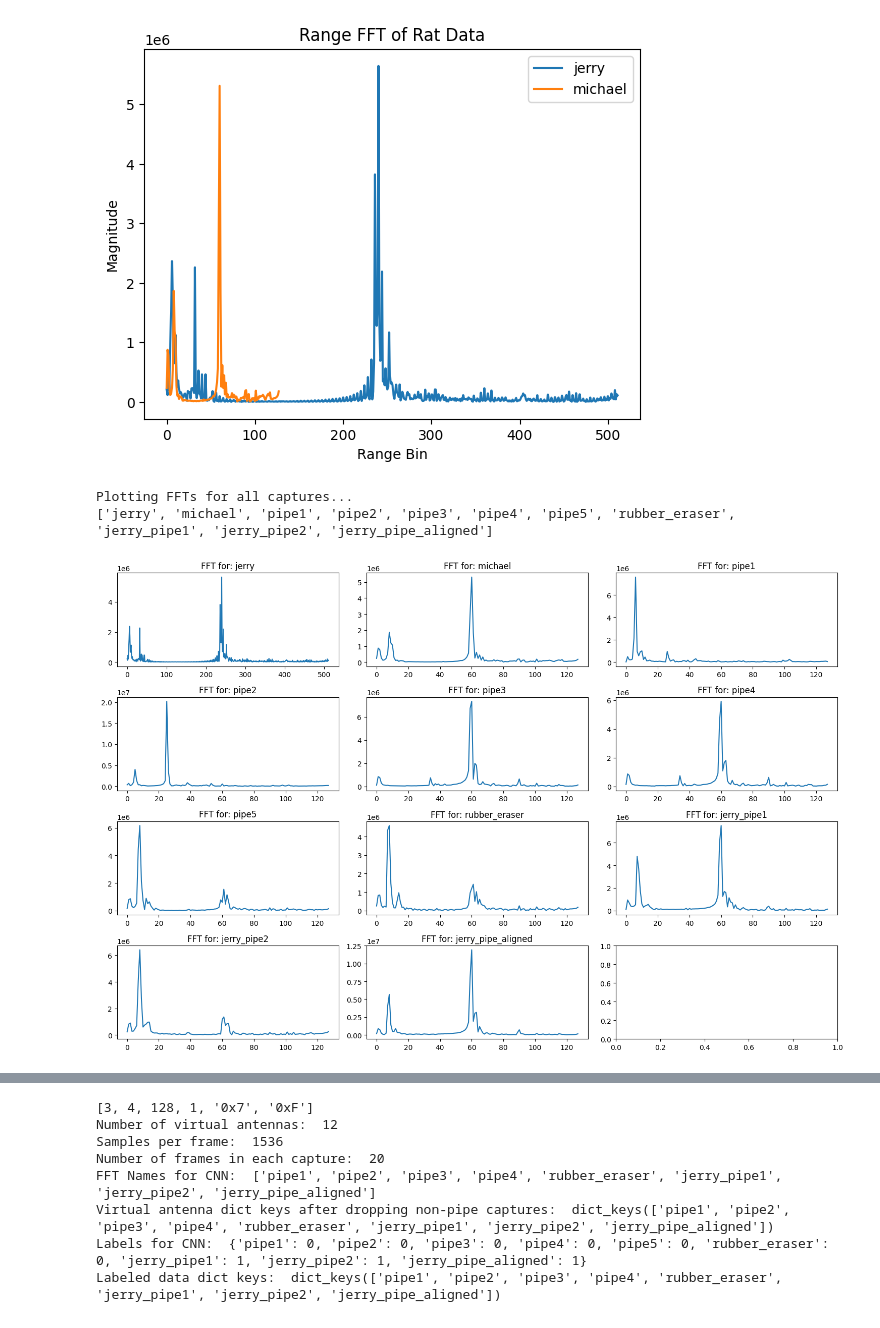
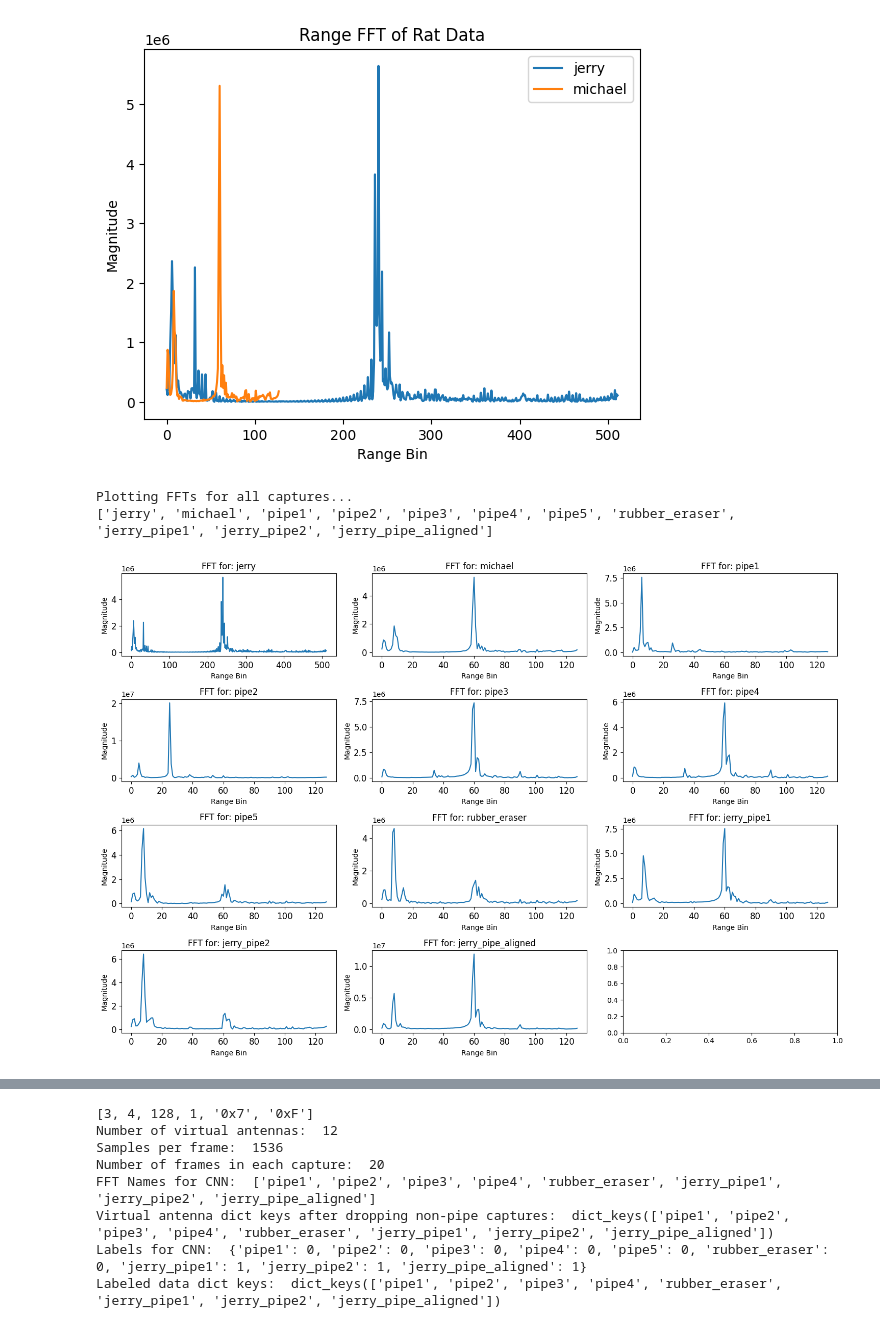
Before and after one commit to Janvdk5/COM-304-Rat-Detection, a Jupyter notebook: data_exploration/ml-test.ipynb, the cells around one changed output, grey strips where cells are left out. Cells and saved outputs as stored; diff of their text form; code cells hidden in the pictures.

```diff
--- a/data_exploration/ml-test.ipynb
+++ b/data_exploration/ml-test.ipynb
@@ -173,20 +180,24 @@ plt.show()
 # %%
 fig, axs = plt.subplots(4, 3, figsize=(15, 10))
 print("Plotting FFTs for all captures...")
 print(fft_names)
 
 for i, fft in enumerate(ffts):
     ax = axs[i // 3, i % 3]  # convert index → grid position
     signal = abs(np.squeeze(np.sum(fft, axis=(0,2,1))))
     ax.plot(signal)
     ax.set_title(f"FFT for: {fft_names[i]}")
+    ax.set_xlabel('Range Bin')
+    ax.set_ylabel('Magnitude')
+    ax.fontsize = 8
+    ax.tick_params(axis='both', which='major', labelsize=12)
 
 plt.tight_layout()
 plt.show()
 # %% [output]
 Plotting FFTs for all captures...
 ['jerry', 'michael', 'pipe1', 'pipe2', 'pipe3', 'pipe4', 'pipe5', 'rubber_eraser', 'jerry_pipe1', 'jerry_pipe2', 'jerry_pipe_aligned']
-[figure, old version]
+[figure, new version]
 # %%
 def to_virtual_ant(fft):
     # fft shape: (num_chirps, num_rx, num_tx, num_range_bins)
```
Also changed, not shown: parts of 17 cells of this notebook, 12 other files.
